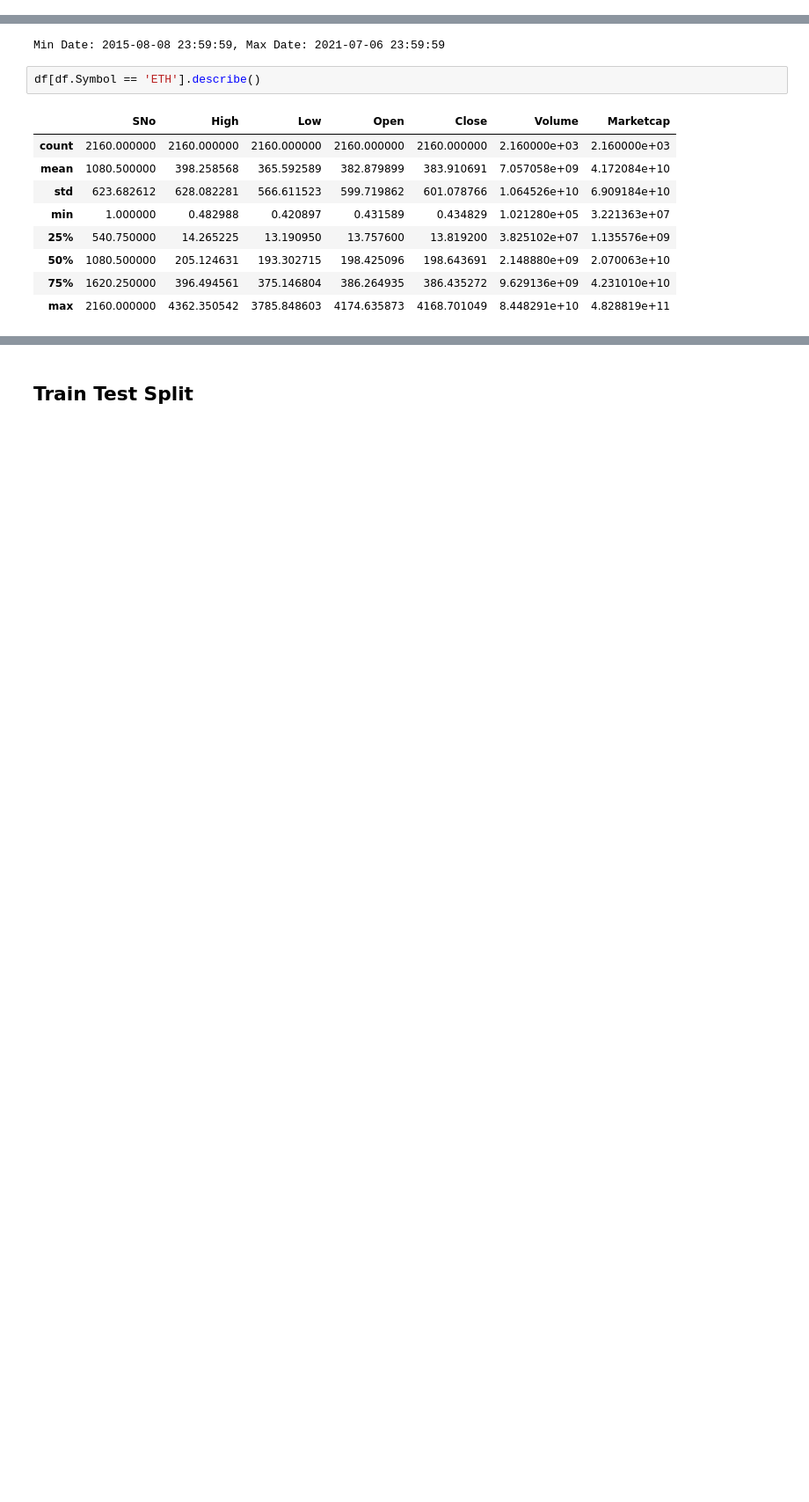
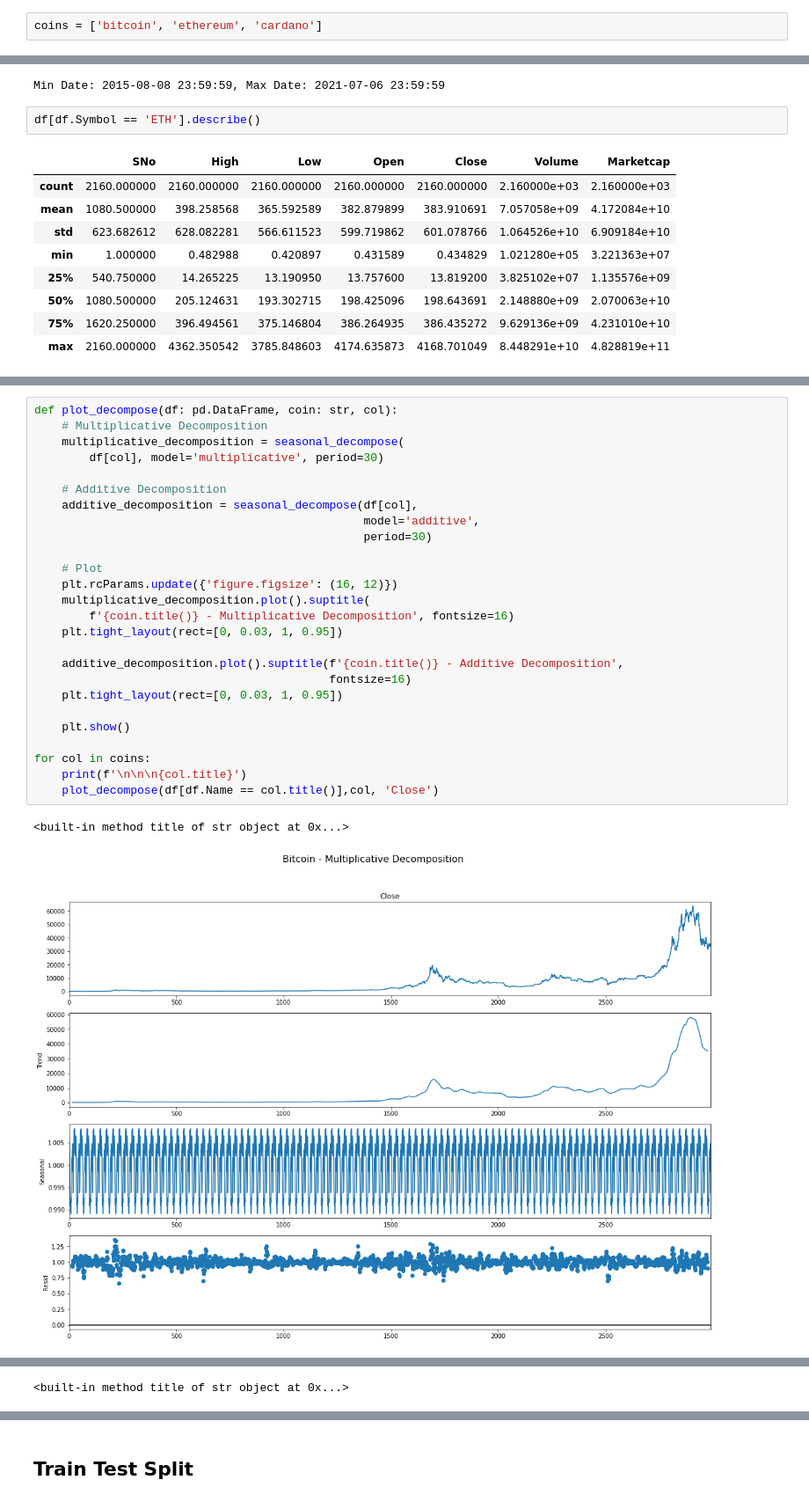
Before and after one commit to jcalvesoliveira/crypto-deep-learning, a Jupyter notebook: notebooks/1.0-initial-data-exploration.ipynb, the cells around one changed output, grey strips where cells are left out. Shown at 88% size. Saved outputs shown, nothing was run; the diff lists cells and outputs as text; blank space fills up the shorter version.

```diff
--- a/notebooks/1.0-initial-data-exploration.ipynb
+++ b/notebooks/1.0-initial-data-exploration.ipynb
@@ -22,6 +24,8 @@ Renderers configuration
          'cocalc', 'databricks', 'json', 'png', 'jpeg', 'jpg', 'svg',
          'pdf', 'browser', 'firefox', 'chrome', 'chromium', 'iframe',
          'iframe_connected', 'sphinx_gallery', 'sphinx_gallery_png']
+# %%
+coins = ['bitcoin', 'ethereum', 'cardano']
 # %%
 bitcoin = pd.read_csv('../data/external/bitcoin.csv', parse_dates=['Date'])
 cardano = pd.read_csv('../data/external/cardano.csv', parse_dates=['Date'])
@@ -154,0 +158,29 @@ fig.show(renderer="svg")
+# %%
+def plot_decompose(df: pd.DataFrame, coin: str, col):
+    # Multiplicative Decomposition
+    multiplicative_decomposition = seasonal_decompose(
+        df[col], model='multiplicative', period=30)
+
+    # Additive Decomposition
+    additive_decomposition = seasonal_decompose(df[col],
+                                                model='additive',
+                                                period=30)
+
+    # Plot
+    plt.rcParams.update({'figure.figsize': (16, 12)})
+    multiplicative_decomposition.plot().suptitle(
+        f'{coin.title()} - Multiplicative Decomposition', fontsize=16)
+    plt.tight_layout(rect=[0, 0.03, 1, 0.95])
+
+    additive_decomposition.plot().suptitle(f'{coin.title()} - Additive Decomposition',
+                                           fontsize=16)
+    plt.tight_layout(rect=[0, 0.03, 1, 0.95])
+
+    plt.show()
+
+for col in coins:
+    print(f'\n\n\n{col.title}')
+    plot_decompose(df[df.Name == col.title()],col, 'Close')
+# %% [output]
+<built-in method title of str object at 0x...>
+[figure, added]
@@ -154,0 +188 @@ fig.show(renderer="svg")
+<built-in method title of str object at 0x...>
```
Also changed, not shown: parts of 21 cells of this notebook, 2 other files.
